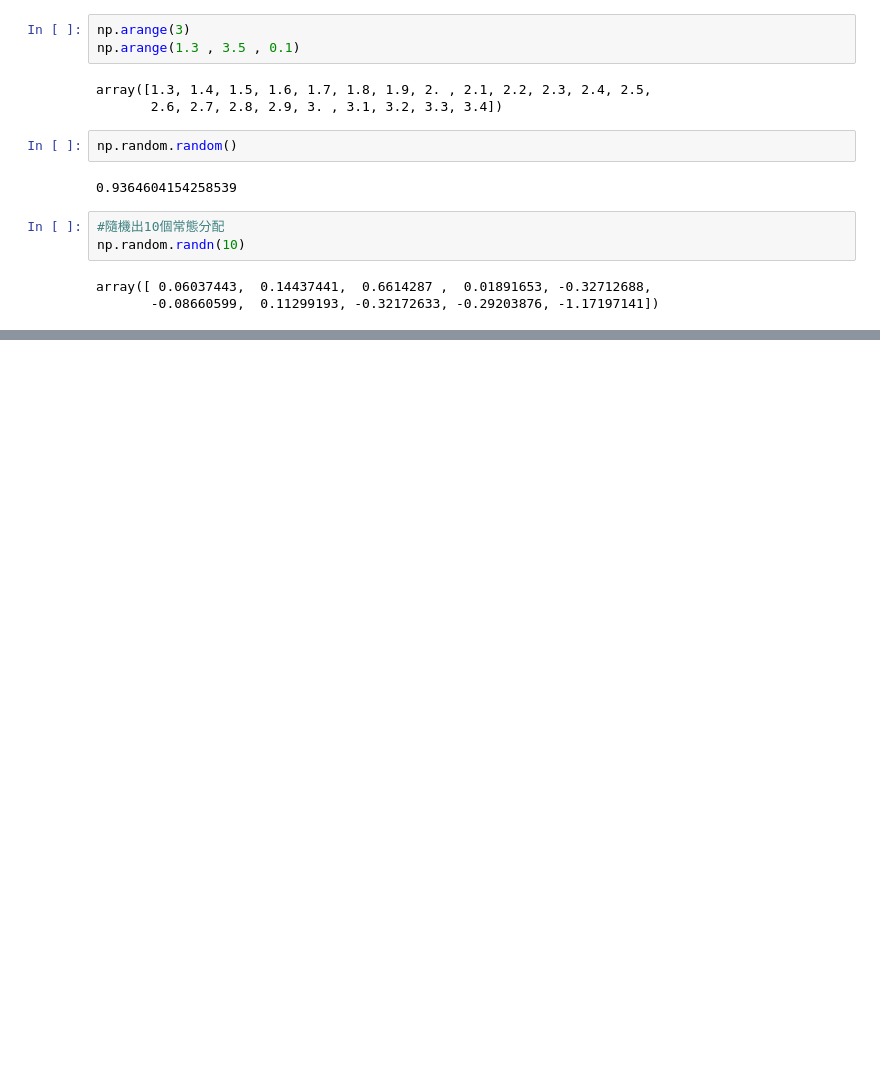
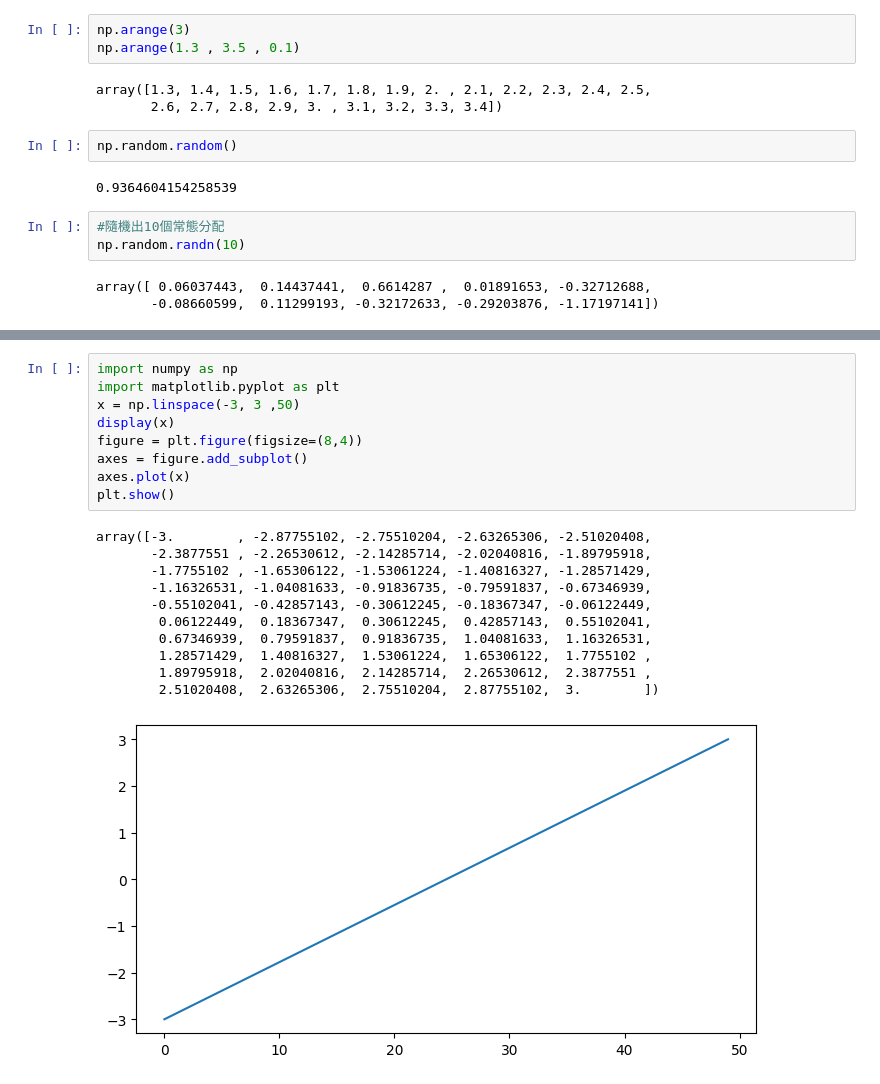
Before and after one commit to sofeini/0701, a Jupyter notebook: lesson12.ipynb, the cells around one changed output, grey strips where cells are left out. Drawn from its saved outputs; the diff is of its cells as text; blank space fills up the shorter version.

```diff
--- a/lesson12.ipynb
+++ b/lesson12.ipynb
@@ -46,0 +60,21 @@ array([ 0.06037443,  0.14437441,  0.6614287 ,  0.01891653, -0.32712688,
+# %%
+import numpy as np
+import matplotlib.pyplot as plt
+x = np.linspace(-3, 3 ,50)
+display(x)
+figure = plt.figure(figsize=(8,4))
+axes = figure.add_subplot()
+axes.plot(x)
+plt.show()
+# %% [output]
+array([-3.        , -2.87755102, -2.75510204, -2.63265306, -2.51020408,
+       -2.3877551 , -2.26530612, -2.14285714, -2.02040816, -1.89795918,
+       -1.7755102 , -1.65306122, -1.53061224, -1.40816327, -1.28571429,
+       -1.16326531, -1.04081633, -0.91836735, -0.79591837, -0.67346939,
+       -0.55102041, -0.42857143, -0.30612245, -0.18367347, -0.06122449,
+        0.06122449,  0.18367347,  0.30612245,  0.42857143,  0.55102041,
+        0.67346939,  0.79591837,  0.91836735,  1.04081633,  1.16326531,
+        1.28571429,  1.40816327,  1.53061224,  1.65306122,  1.7755102 ,
+        1.89795918,  2.02040816,  2.14285714,  2.26530612,  2.3877551 ,
+        2.51020408,  2.63265306,  2.75510204,  2.87755102,  3.        ])
+[figure, added]
```
Also changed, not shown: parts of 2 cells of this notebook, 1 other file.
